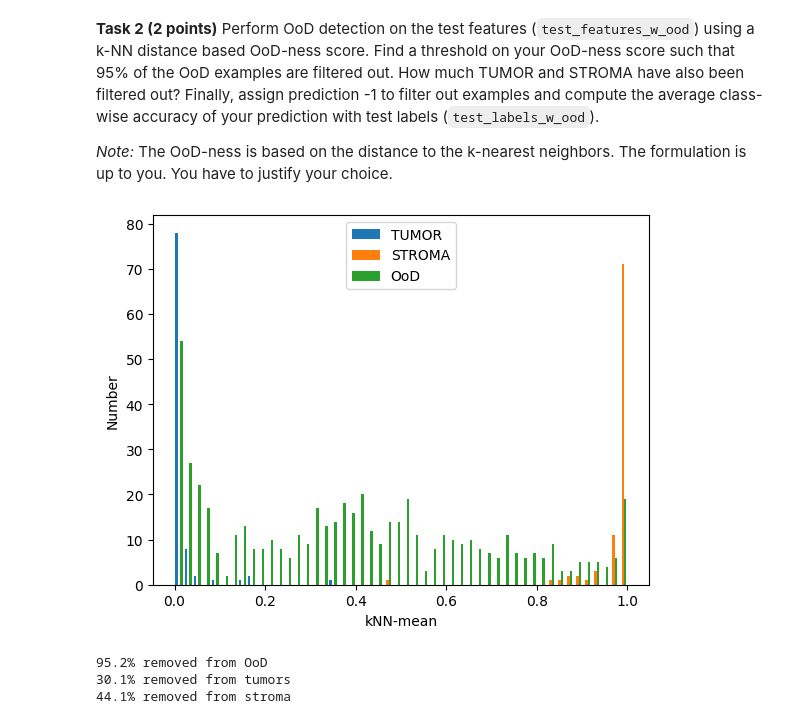
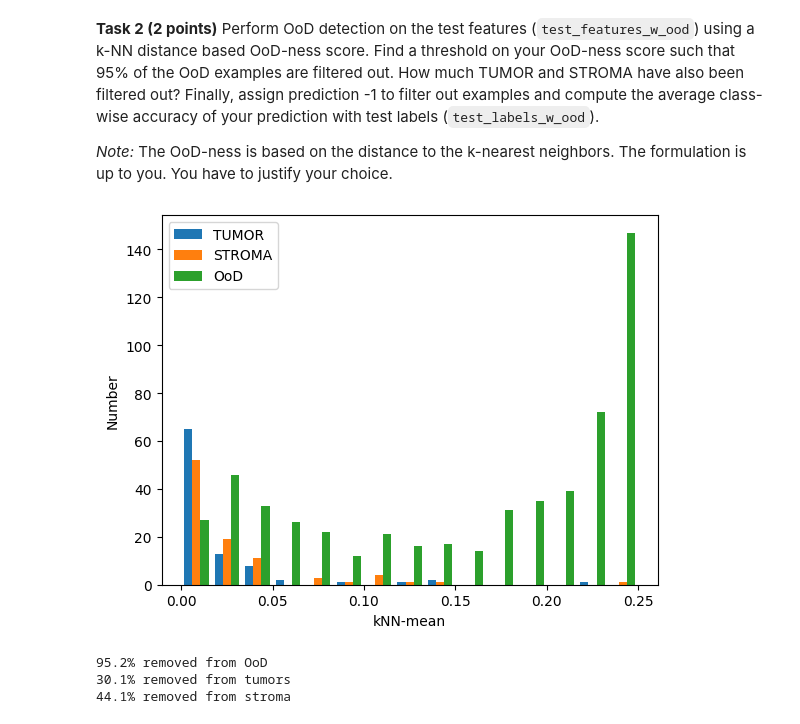
Before and after one commit to Jennifer2001-lab/iapr, a Jupyter notebook: labs/lab_03_classification_arthure.ipynb, the cells around one changed output. Saved outputs shown, nothing was run; the diff lists cells and outputs as text; code cells hidden in the pictures.

```diff
--- a/labs/lab_03_classification_arthure.ipynb
+++ b/labs/lab_03_classification_arthure.ipynb
@@ -357,18 +354,19 @@ print(accuracy)
 # %%
 ### Task 2
 ### YOUR CODE
 k = 52
 knn = KNNClassifier(k=k)
 knn.fit(train_features, train_labels)
 test_pred_w_ood = knn.get_means(test_features_w_ood)
+test_pred_w_ood = test_pred_w_ood * (1 - test_pred_w_ood)
 ood_pred = test_pred_w_ood[test_labels_w_ood == -1]
 tumor_pred = test_pred_w_ood[test_labels_w_ood == 0]
 stroma_pred = test_pred_w_ood[test_labels_w_ood == 1]
 
-plt.hist([tumor_pred, stroma_pred, ood_pred], bins=50, label=['TUMOR', 'STROMA', 'OoD'])
+plt.hist([tumor_pred, stroma_pred, ood_pred], bins=15, label=['TUMOR', 'STROMA', 'OoD'])
 plt.legend()
 plt.xlabel('kNN-mean')
 plt.ylabel('Number')
 plt.show()
 # %% [output]
-[figure, old version]
+[figure, new version]
```
Also changed, not shown: parts of 3 cells of this notebook, 2 other files.
